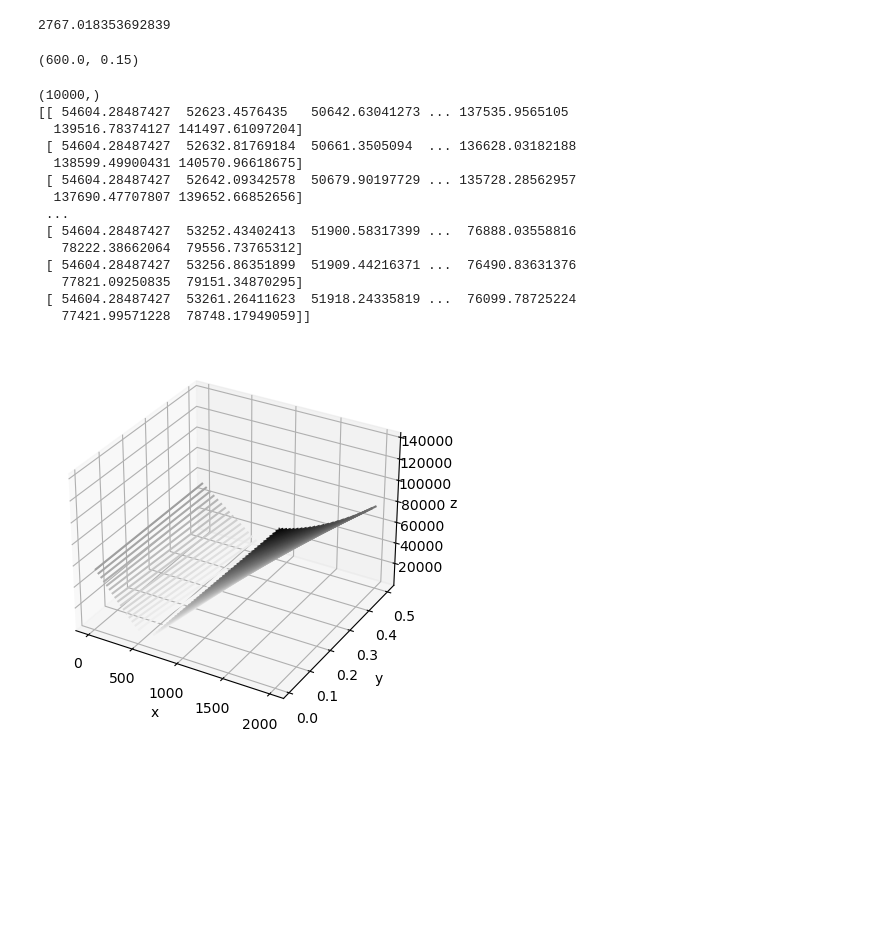
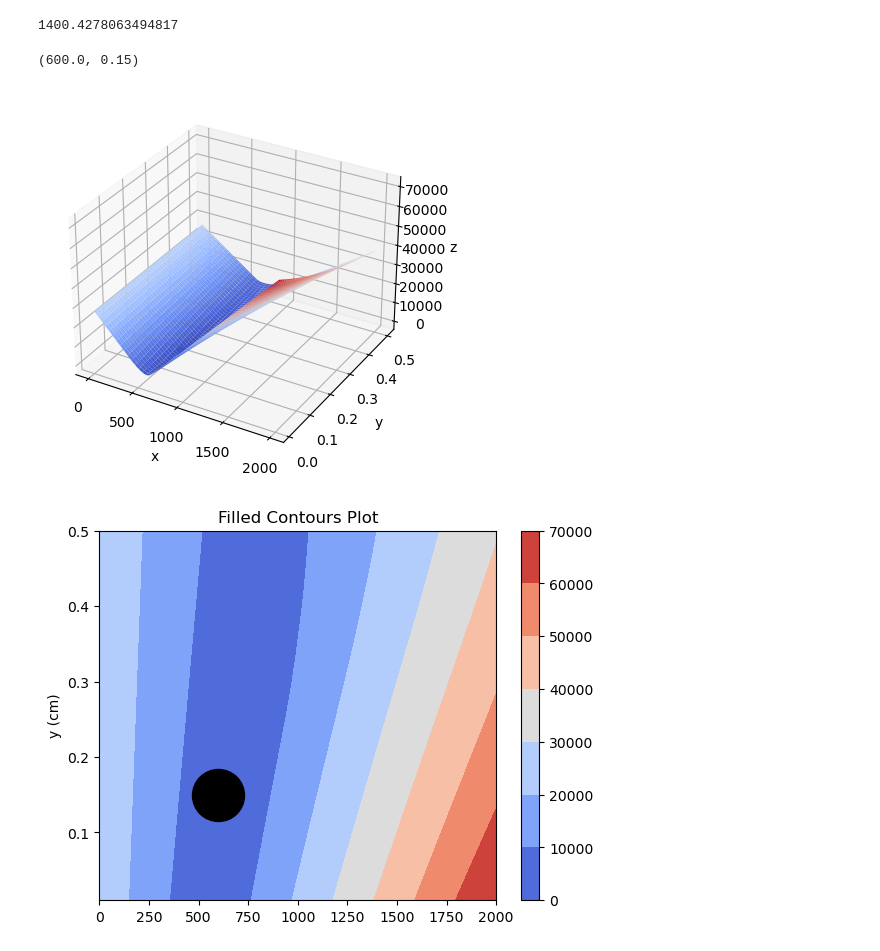
Before and after one commit to quentinchichery/levenberg-marquardt, a Jupyter notebook: levenberg-marquardt.ipynb, the cells around one changed output. Drawn from its saved outputs; the diff is of its cells as text; code cells hidden in the pictures; blank space fills up the shorter version.

Commit message:
plot_loss_function

```diff
--- a/levenberg-marquardt.ipynb
+++ b/levenberg-marquardt.ipynb
@@ -8,7 +10,7 @@ def compute_stress(K, n, x):
 
 K = 600
 n = 0.15
-x = np.linspace(0, 1, 100)
+x = np.linspace(0, 1, 50)
 y = compute_stress(K, n, x)
 
 plt.plot(x, y)
@@ -18,12 +20,12 @@ plt.plot(x, y)
 # %%
 def generate_experimental_noisy_points(K, n, x):
     target = K * x ** n
-    noise = 0.1 * np.random.random(100) * target
+    noise = 0.1 * np.random.random(50) * target
     return target + noise
 
 K = 600
 n = 0.15
-x = np.linspace(0, 1, 100)
+x = np.linspace(0, 1, 50)
 y_exp = generate_experimental_noisy_points(K, n, x)
 
 plt.scatter(x, y_exp)
@@ -36,7 +38,7 @@ def mean_square_error(y, y_exp):
 
 mean_square_error(y, y_exp)
 # %% [output]
-2767.018353692839
+1400.4278063494817
 # %%
 def scale_parameters(K, n):
     # return scaled parameters between [0, 1] for gradient convergence optimization
@@ -58,37 +60,34 @@ unscale_parameters(0.3, 0.2857142857142857)
 # %%
 def plot_loss_function():
     K = np.linspace(0, 2000, 100)
     n = np.linspace(0.01, 0.5, 100)
 
     X, Y = np.meshgrid(K, n)
     zs = np.array(
         [mean_square_error(compute_stress(Ki, ni, x), y_exp) for Ki, ni in zip(np.ravel(X), np.ravel(Y))]
     )
-    print(zs.shape)
     Z = zs.reshape(X.shape)
-    print(Z)
 
     fig = plt.figure()
     ax = plt.axes(projection='3d')
-    ax.contour3D(X, Y, Z, 50, cmap='binary')
+    ax.plot_surface(X, Y, Z, cmap=cm.coolwarm)
+    ax.scatter(600, 0.15, mean_square_error(compute_stress(600, 0.15, x), y_exp))
     ax.set_xlabel('x')
     ax.set_ylabel('y')
     ax.set_zlabel('z')
 
+    fig2,ax2=plt.subplots(1,1)
+    cp = ax2.contourf(X, Y, Z, cmap=cm.coolwarm)
+    ax2.scatter(600, 0.15, mean_square_error(compute_stress(600, 0.15, x), y_exp), color='black')
+    fig2.colorbar(cp) # Add a colorbar to a plot
+    ax2.set_title('Filled Contours Plot')
+    #ax.set_xlabel('x (cm)')
+    ax2.set_ylabel('y (cm)')
+
+    plt.show()
+
+
 plot_loss_function()
 # %% [output]
-(10000,)
-[[ 54604.28487427  52623.4576435   50642.63041273 ... 137535.9565105
-  139516.78374127 141497.61097204]
- [ 54604.28487427  52632.81769184  50661.3505094  ... 136628.03182188
-  138599.49900431 140570.96618675]
- [ 54604.28487427  52642.09342578  50679.90197729 ... 135728.28562957
-  137690.47707807 139652.66852656]
- ...
- [ 54604.28487427  53252.43402413  51900.58317399 ...  76888.03558816
-   78222.38662064  79556.73765312]
- [ 54604.28487427  53256.86351899  51909.44216371 ...  76490.83631376
-   77821.09250835  79151.34870295]
- [ 54604.28487427  53261.26411623  51918.24335819 ...  76099.78725224
-   77421.99571228  78748.17949059]]
-[figure, old version]
+[figure, new version]
+[figure, added]
```
Also changed, not shown: parts of 3 cells of this notebook.
